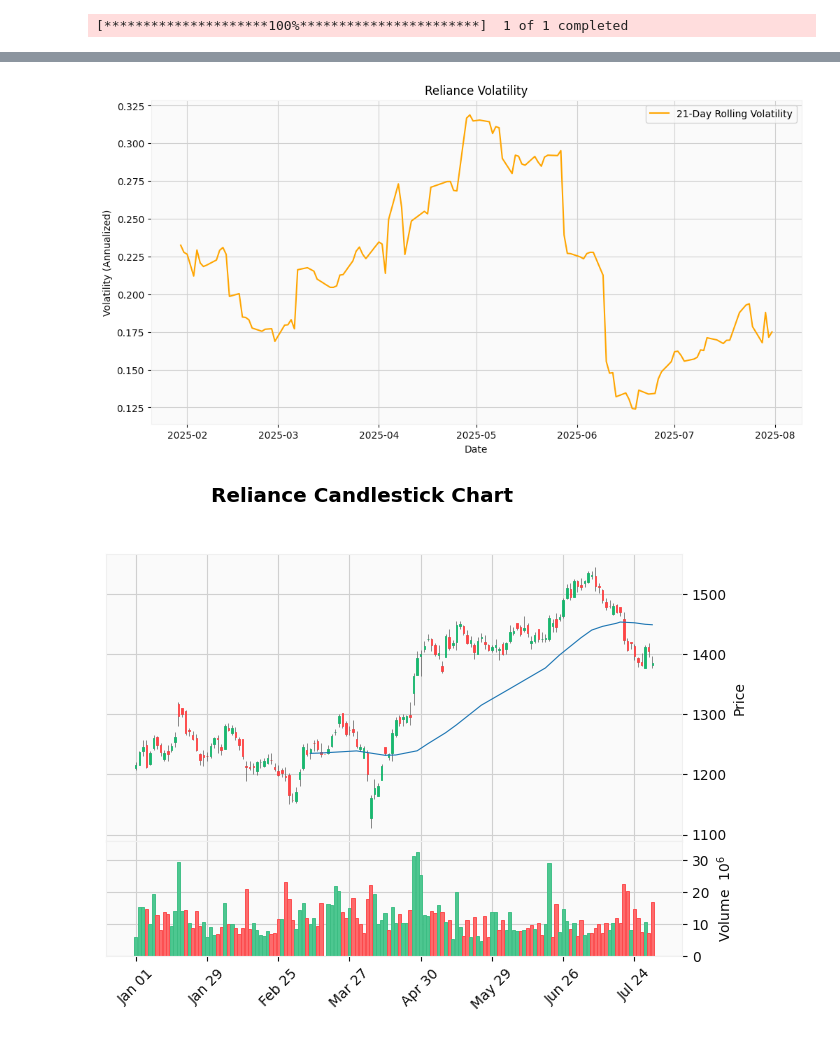
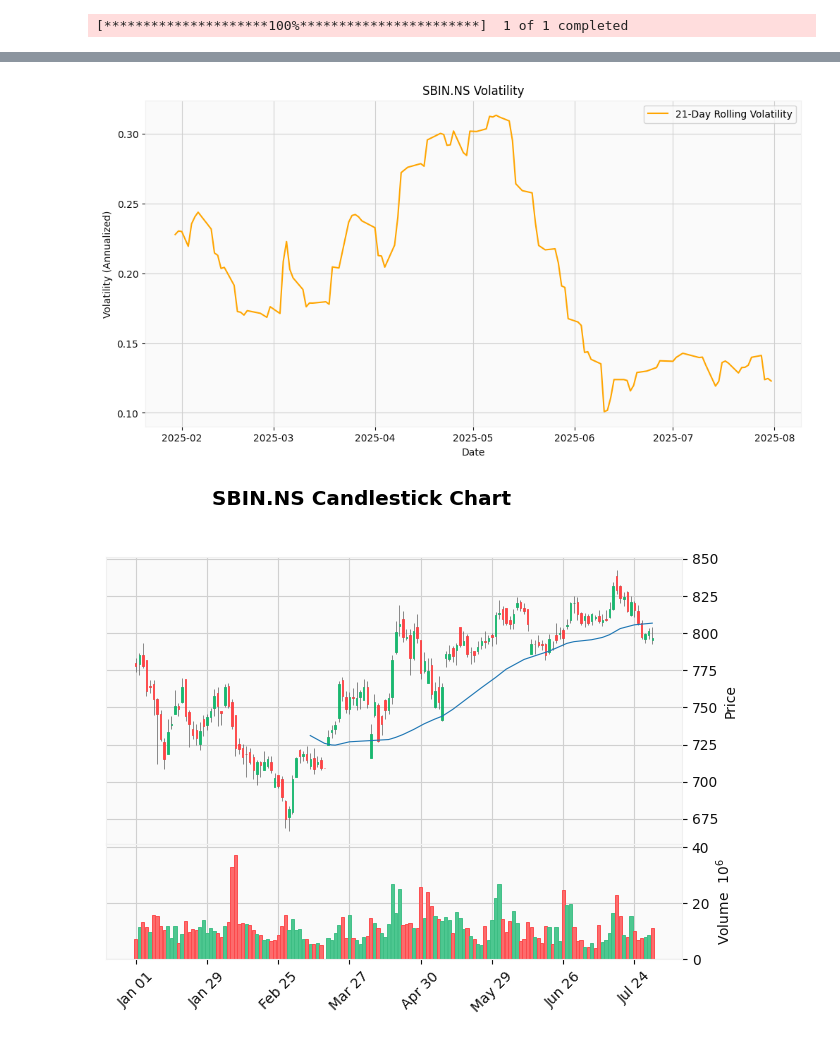
Before and after one commit to sinhaaditya9241/Powerbi-Stock-Dashboard, a Jupyter notebook: stock_analysis_notebook.ipynb, the cells around one changed output, grey strips where cells are left out. Saved outputs shown, nothing was run; the diff lists cells and outputs as text; code cells hidden in the pictures.

```diff
--- a/stock_analysis_notebook.ipynb
+++ b/stock_analysis_notebook.ipynb
@@ -8,7 +10,7 @@ import seaborn as sns
 import mplfinance as mpf
 # %%
 # 1. Download Reliance Stock Data
-ticker_symbol = "RELIANCE.NS"  # NSE: Reliance Industries
+ticker_symbol = "SBIN.NS"  # NSE: sbin
 df = yf.download(ticker_symbol, start="2025-01-01", end="2025-08-01")
 # %% [output]
 [*********************100%***********************]  1 of 1 completed
@@ -80,25 +82,25 @@ plt.show()
 df['Volatility'] = df['Daily Return'].rolling(window=21).std() * (252**0.5)  # Annualized
 plt.figure(figsize=(12,6))
 plt.plot(df['Volatility'], label='21-Day Rolling Volatility', color='orange')
-plt.title("Reliance Volatility")
+plt.title(f"{ticker_symbol} Volatility")
 plt.xlabel("Date")
 plt.ylabel("Volatility (Annualized)")
 plt.legend()
 plt.grid(True)
 plt.show()
 # %% [output]
-[figure, old version]
+[figure, new version]
 # %%
 # 8. Candlestick Chart
 
 # Flatten columns and rename for mplfinance
 df_mpf = df.copy()
 df_mpf.columns = [col[0] if isinstance(col, tuple) else col for col in df_mpf.columns]
 df_mpf = df_mpf[['Open', 'High', 'Low', 'Close', 'Volume']]
 
-mpf.plot(df_mpf, type='candle', volume=True, style='yahoo', title="Reliance Candlestick Chart", mav=(50, 200))
+mpf.plot(df_mpf, type='candle', volume=True, style='yahoo', title=f"{ticker_symbol} Candlestick Chart", mav=(50, 200))
 # %% [output]
-[figure, old version]
+[figure, new version]
 # %%
 # 9. Cumulative Returns
 df['Cumulative Return'] = (1 + df['Daily Return']).cumprod()
```
Also changed, not shown: parts of 8 cells of this notebook, 4 other files.
